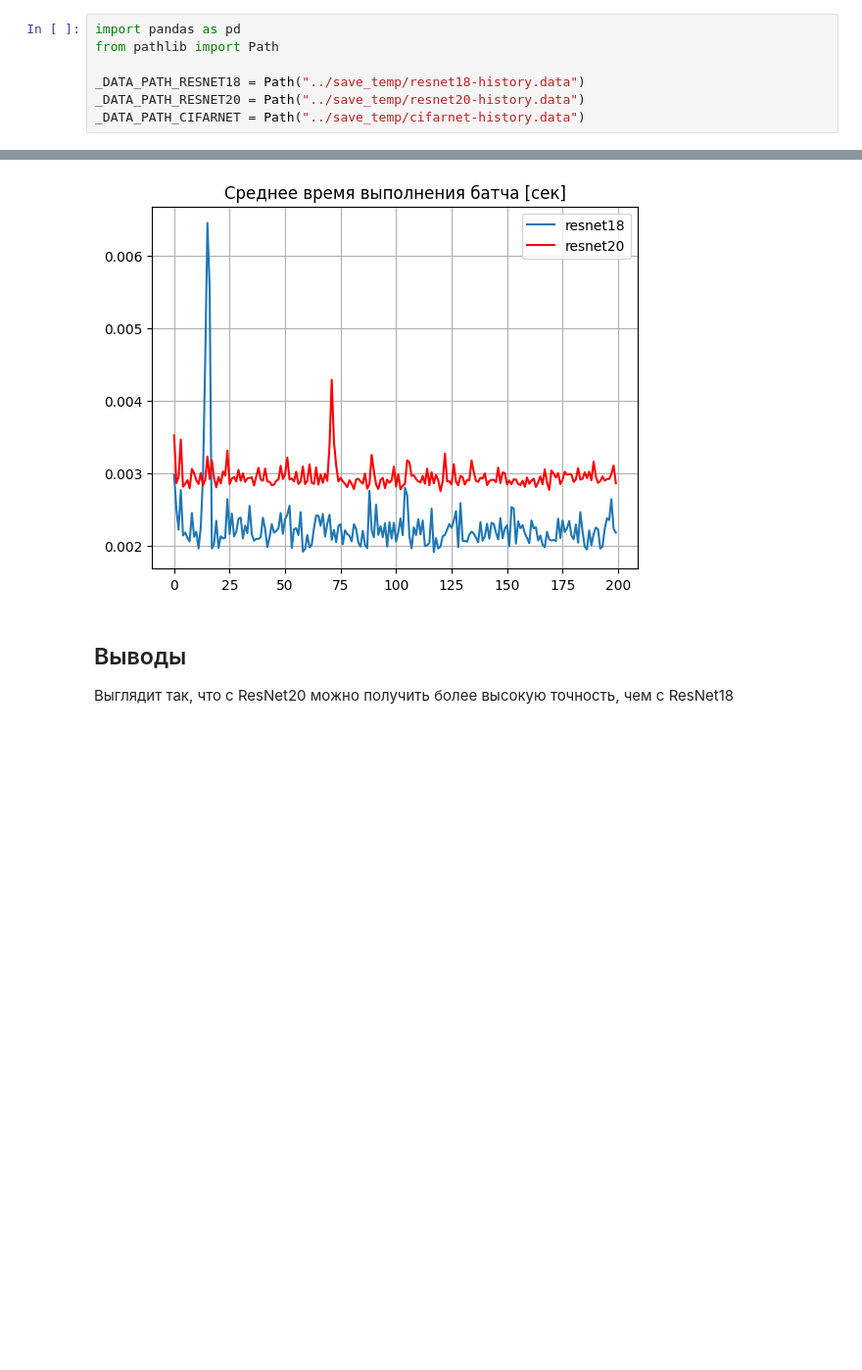
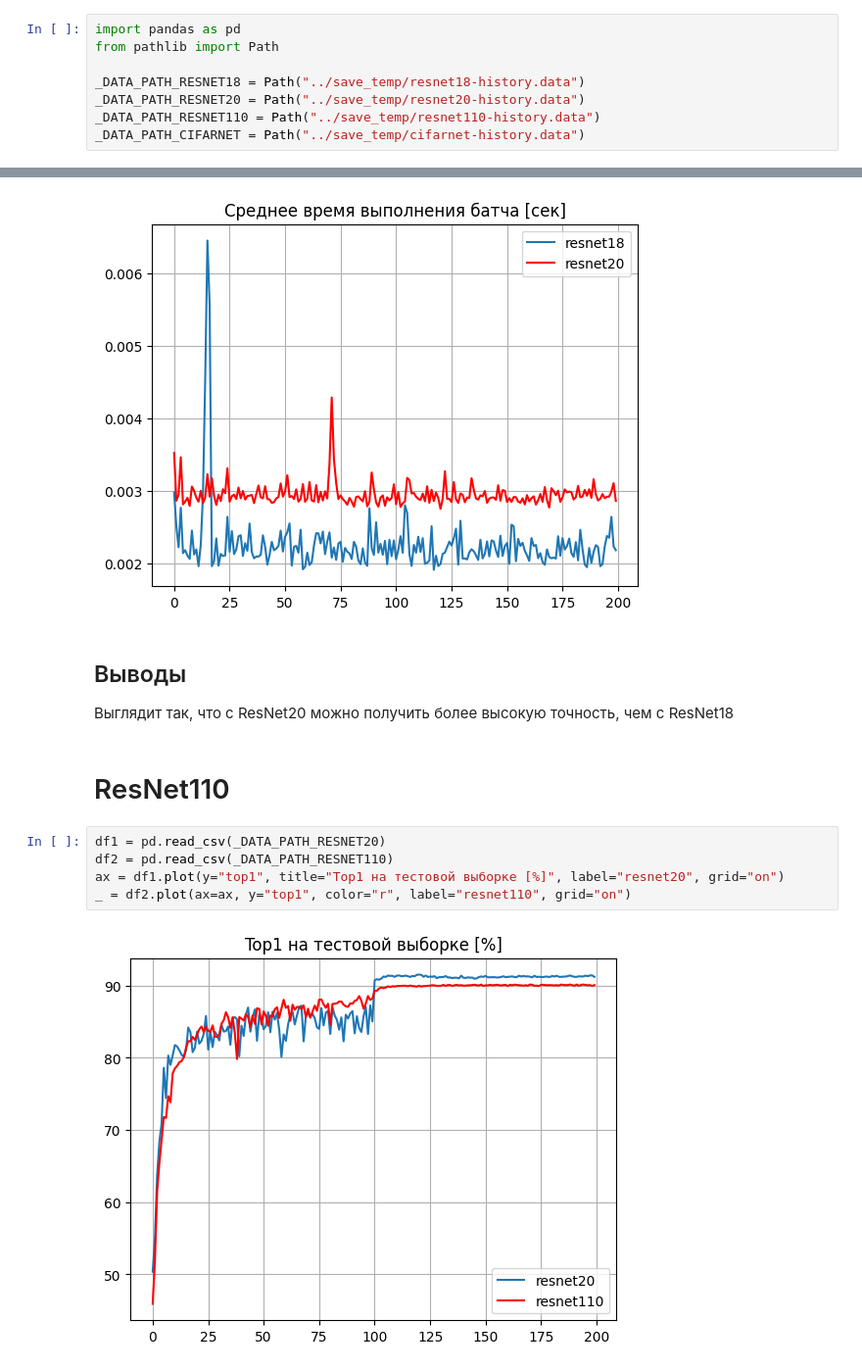
Before and after one commit to AlexChudinov/fork-pytorch_resnet_cifar10, a Jupyter notebook: notebooks/report.ipynb, the cells around one changed output, grey strips where cells are left out. Shown: that part at 98% size. Cells and saved outputs as stored; diff of their text form; blank space fills up the shorter version.

Commit message:
resnet110 and batch normalization control

```diff
--- a/notebooks/report.ipynb
+++ b/notebooks/report.ipynb
@@ -6,6 +6,7 @@ from pathlib import Path
 
 _DATA_PATH_RESNET18 = Path("../save_temp/resnet18-history.data")
 _DATA_PATH_RESNET20 = Path("../save_temp/resnet20-history.data")
+_DATA_PATH_RESNET110 = Path("../save_temp/resnet110-history.data")
 _DATA_PATH_CIFARNET = Path("../save_temp/cifarnet-history.data")
 # %%
 df1 = pd.read_csv(_DATA_PATH_RESNET18)
@@ -50,3 +51,12 @@ _ = df2.plot(ax=ax, y="batch_time", color="r", label="resnet20", grid="on")
 # %% [markdown]
 ## Выводы
 Выглядит так, что с ResNet20 можно получить более высокую точность, чем с ResNet18
+# %% [markdown]
+# ResNet110
+# %%
+df1 = pd.read_csv(_DATA_PATH_RESNET20)
+df2 = pd.read_csv(_DATA_PATH_RESNET110)
+ax = df1.plot(y="top1", title="Top1 на тестовой выборке [%]", label="resnet20", grid="on")
+_ = df2.plot(ax=ax, y="top1", color="r", label="resnet110", grid="on")
+# %% [output]
+[figure, added]
```
Also changed, not shown: parts of 2 cells of this notebook, 3 other files.
